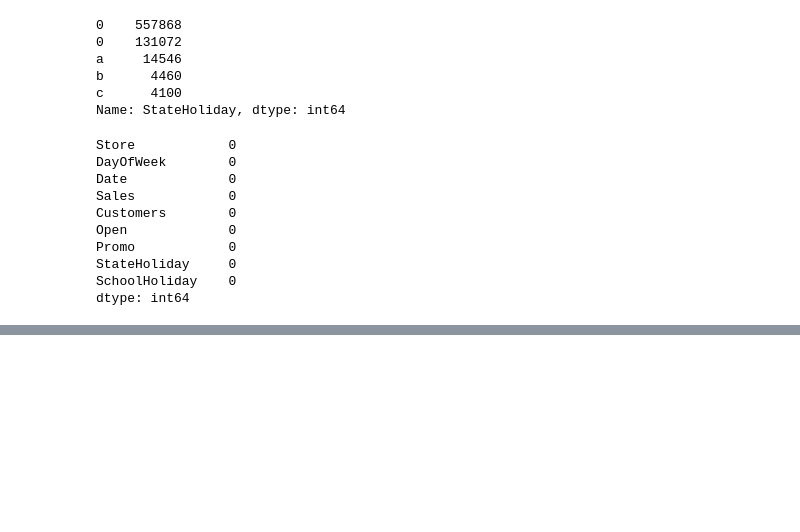
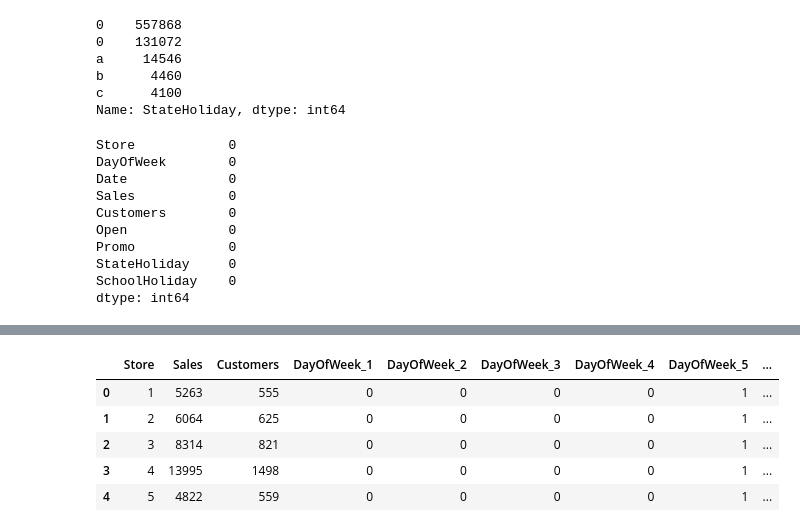
Before and after one commit to shameer-phy/ML, a Jupyter notebook: Hackathons/segmind/segmind.ipynb, the cells around one changed output, grey strips where cells are left out. Saved outputs shown, nothing was run; the diff lists cells and outputs as text; code cells hidden in the pictures; blank space fills up the shorter version.

```diff
--- a/Hackathons/segmind/segmind.ipynb
+++ b/Hackathons/segmind/segmind.ipynb
@@ -99,0 +128,9 @@ dtype: int64
+# %%
+df_cp2.head()
+# %% [output]
+|  | Store | Sales | Customers | DayOfWeek_1 | DayOfWeek_2 | DayOfWeek_3 | DayOfWeek_4 | DayOfWeek_5 | ... |
+| 0 | 1 | 5263 | 555 | 0 | 0 | 0 | 0 | 1 | ... |
+| 1 | 2 | 6064 | 625 | 0 | 0 | 0 | 0 | 1 | ... |
+| 2 | 3 | 8314 | 821 | 0 | 0 | 0 | 0 | 1 | ... |
+| 3 | 4 | 13995 | 1498 | 0 | 0 | 0 | 0 | 1 | ... |
+| 4 | 5 | 4822 | 559 | 0 | 0 | 0 | 0 | 1 | ... |
```
Also changed, not shown: parts of 38 cells of this notebook.
